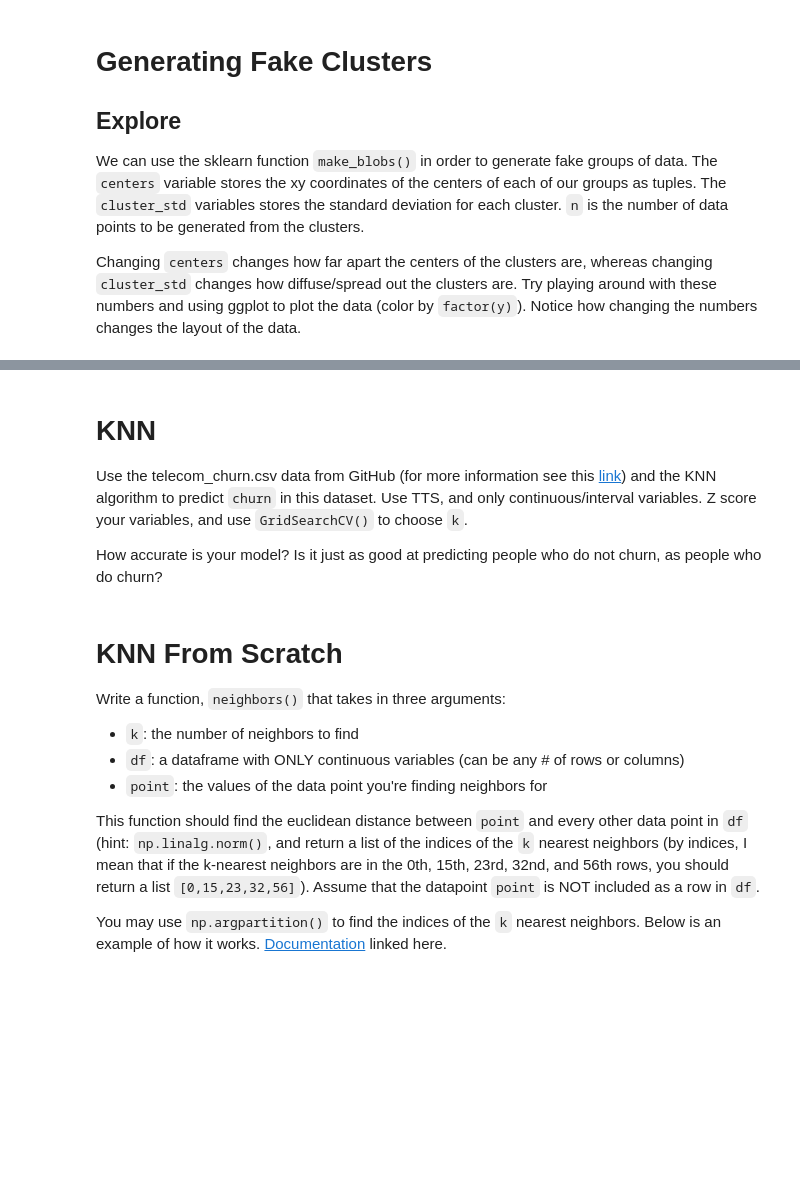
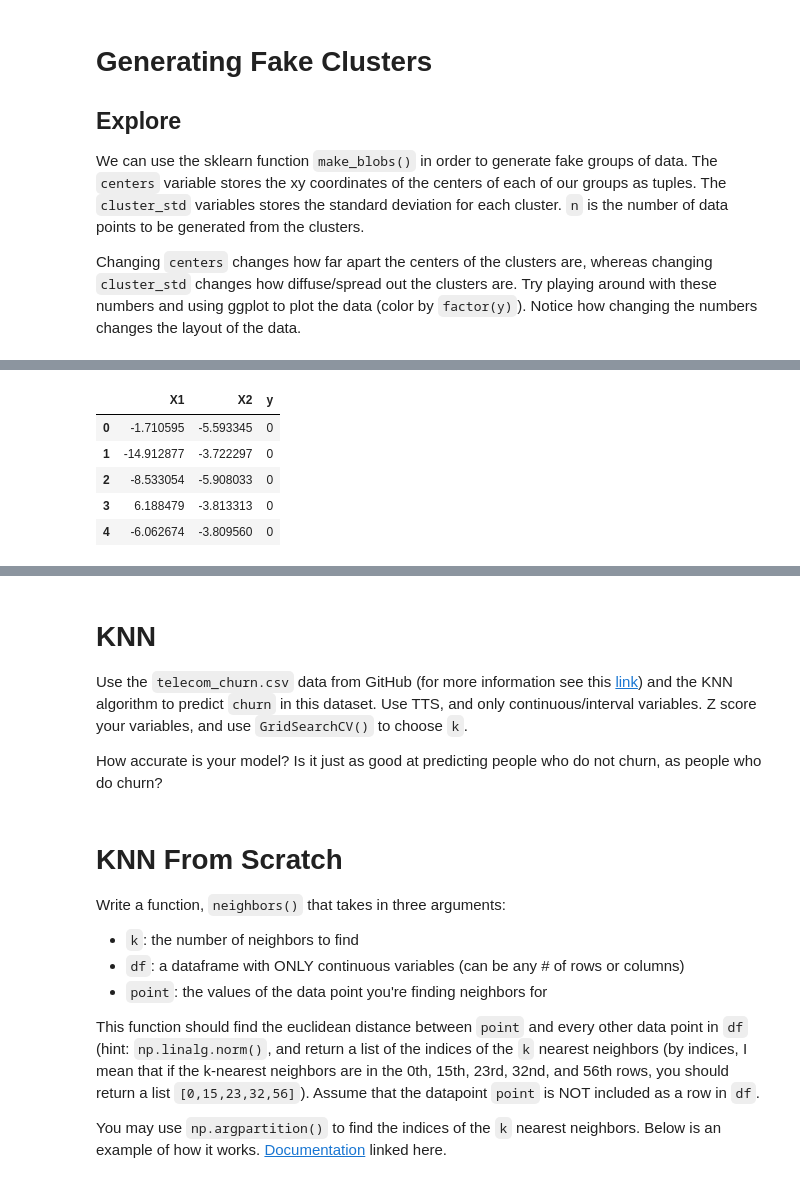
Before and after one commit to chelseaparlett/CPSC392ParlettPelleriti, a Jupyter notebook: Classwork/KNearestNeighborsClass14.ipynb, the cells around one changed output, grey strips where cells are left out. Cells and saved outputs as stored; diff of their text form; code cells hidden in the pictures; blank space fills up the shorter version.

```diff
--- a/Classwork/KNearestNeighborsClass14.ipynb
+++ b/Classwork/KNearestNeighborsClass14.ipynb
@@ -120,0 +127,10 @@ Index(['x0', 'x1'], dtype='object')
+# %%
+dd = pd.read_csv("https://raw.githubusercontent.com/cmparlettpelleriti/CPSC392ParlettPelleriti/master/Data/knnclasswork.csv")
+dd.head()
+# %% [output]
+|  | X1 | X2 | y |
+| 0 | -1.710595 | -5.593345 | 0 |
+| 1 | -14.912877 | -3.722297 | 0 |
+| 2 | -8.533054 | -5.908033 | 0 |
+| 3 | 6.188479 | -3.813313 | 0 |
+| 4 | -6.062674 | -3.809560 | 0 |
@@ -157,7 +191,7 @@ Xdf = pd.DataFrame(X)
 # %% [markdown]
 # KNN
 
-Use the telecom_churn.csv data from GitHub (for more information see this [link](https://www.kaggle.com/ivanhrek/telecom-churn)) and the KNN algorithm to predict `churn` in this dataset. Use TTS, and only continuous/interval variables. Z score your variables, and use `GridSearchCV()` to choose `k`.
+Use the `telecom_churn.csv` data from GitHub (for more information see this [link](https://www.kaggle.com/ivanhrek/telecom-churn)) and the KNN algorithm to predict `churn` in this dataset. Use TTS, and only continuous/interval variables. Z score your variables, and use `GridSearchCV()` to choose `k`.
 
 How accurate is your model? Is it just as good at predicting people who do not churn, as people who do churn?
 # %%
```
Also changed, not shown: parts of 3 cells of this notebook.
